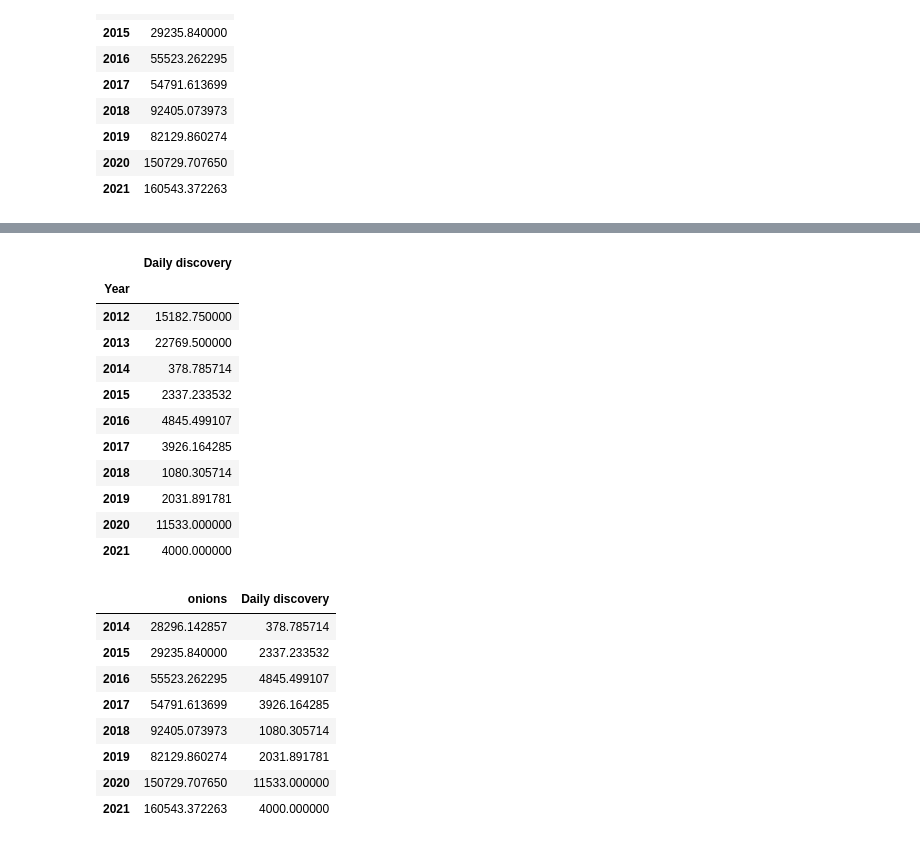
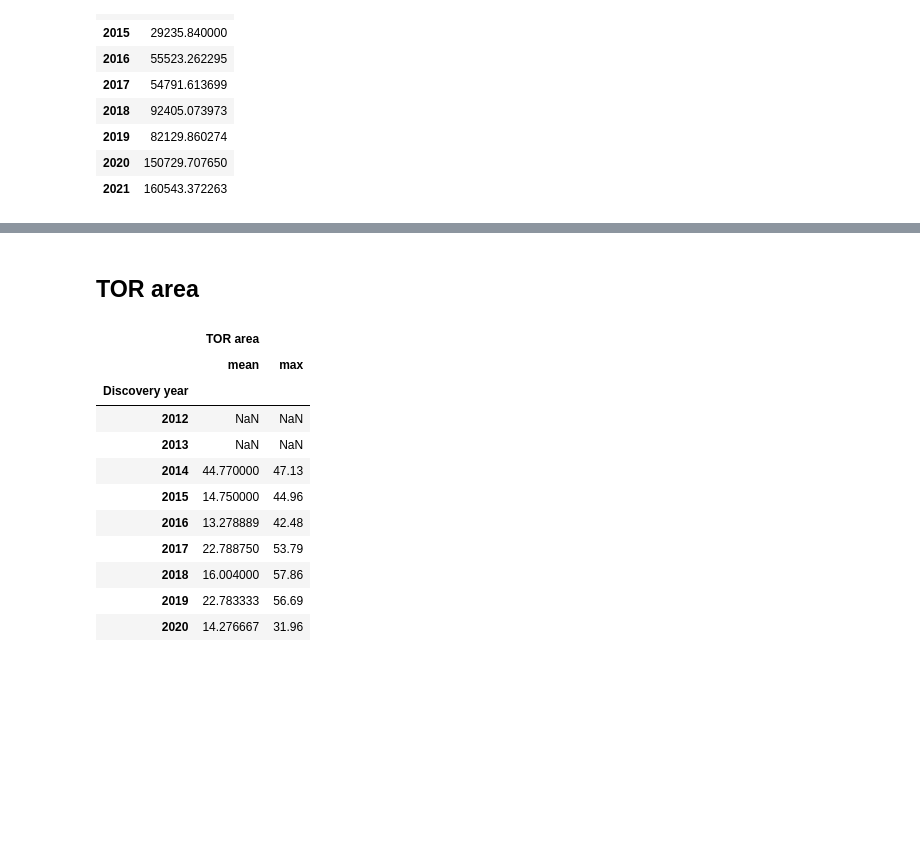
Before and after one commit to javier-pg/onions-discovery, a Jupyter notebook: data/analysis.ipynb, the cells around one changed output, grey strips where cells are left out. Cells and saved outputs as stored; diff of their text form; code cells hidden in the pictures; blank space fills up the shorter version.

```diff
--- a/data/analysis.ipynb
+++ b/data/analysis.ipynb
@@ -42,2 +42,0 @@ articles.sample(4)
-# %%
-articles.Year = articles.Year.astype('int')
@@ -142,5 +62,6 @@ onions.sample(5)
 # %%
-display(onions.groupby('year').agg({'onions':'mean'}))
+existing = onions.groupby('year').agg({'onions':'mean'})
+display(existing)
 # %% [output]
 |  | onions |
 | year |  |
@@ -152,3 +73,6 @@ display(onions.groupby('year').agg({'onions':'mean'}))
 | 2019 | 82129.860274 |
 | 2020 | 150729.707650 |
 | 2021 | 160543.372263 |
+# %%
+articles['Existing onions'] = articles['Discovery year'].map(existing.onions.to_dict())
+articles.sample(10)
@@ -154,0 +91,3 @@ display(onions.groupby('year').agg({'onions':'mean'}))
+# %%
+articles['TOR area'] = round(articles['Active onions'] / articles['Existing onions']*100,2)
+articles.sample(10)
@@ -155,15 +178,17 @@ display(onions.groupby('year').agg({'onions':'mean'}))
+# %% [markdown]
+## TOR area
 # %%
-articles.groupby('Year').agg({'Daily discovery':'mean'})
+articles.groupby('Discovery year').agg({'TOR area':['mean','max']})
 # %% [output]
-|  | Daily discovery |
-| Year |  |
-| 2012 | 15182.750000 |
-| 2013 | 22769.500000 |
-| 2014 | 378.785714 |
-| 2015 | 2337.233532 |
-| 2016 | 4845.499107 |
-| 2017 | 3926.164285 |
-| 2018 | 1080.305714 |
-| 2019 | 2031.891781 |
-| 2020 | 11533.000000 |
-| 2021 | 4000.000000 |
+|  | TOR area |  |
+|  | mean | max |
+| Discovery year |  |  |
+| 2012 | NaN | NaN |
+| 2013 | NaN | NaN |
+| 2014 | 44.770000 | 47.13 |
+| 2015 | 14.750000 | 44.96 |
+| 2016 | 13.278889 | 42.48 |
+| 2017 | 22.788750 | 53.79 |
+| 2018 | 16.004000 | 57.86 |
+| 2019 | 22.783333 | 56.69 |
+| 2020 | 14.276667 | 31.96 |
@@ -172,13 +194,0 @@ data = pd.concat([onions.groupby('year').agg({'onions':'mean'}),articles.groupby
-# %%
-data.dropna(inplace=True)
-display(data)
-# %% [output]
-|  | onions | Daily discovery |
-| 2014 | 28296.142857 | 378.785714 |
-| 2015 | 29235.840000 | 2337.233532 |
-| 2016 | 55523.262295 | 4845.499107 |
-| 2017 | 54791.613699 | 3926.164285 |
-| 2018 | 92405.073973 | 1080.305714 |
-| 2019 | 82129.860274 | 2031.891781 |
-| 2020 | 150729.707650 | 11533.000000 |
-| 2021 | 160543.372263 | 4000.000000 |
```
Also changed, not shown: parts of 51 cells of this notebook, 13 other files.
